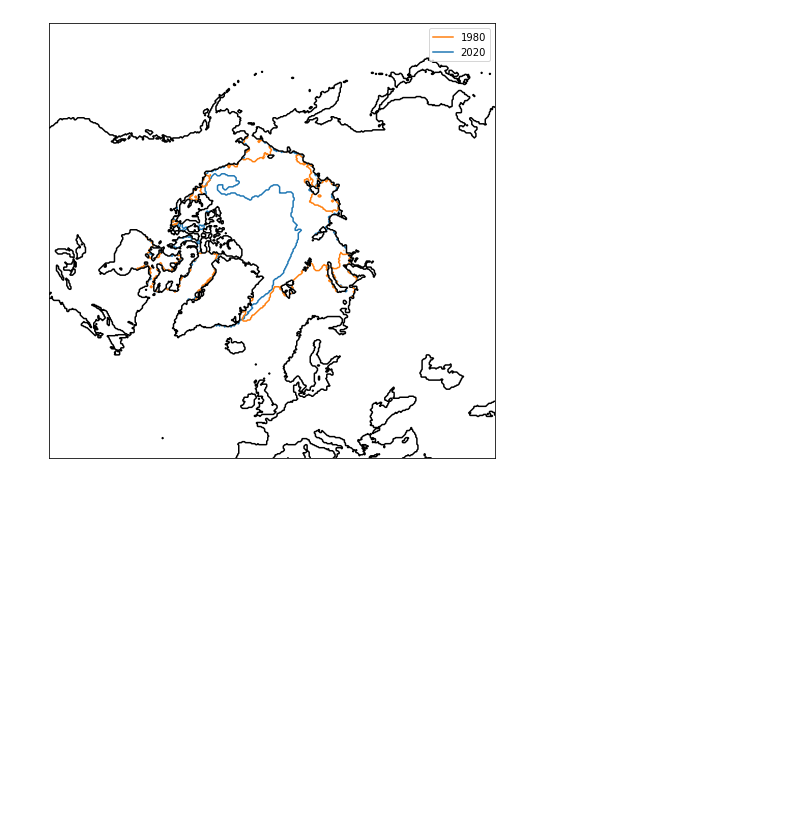
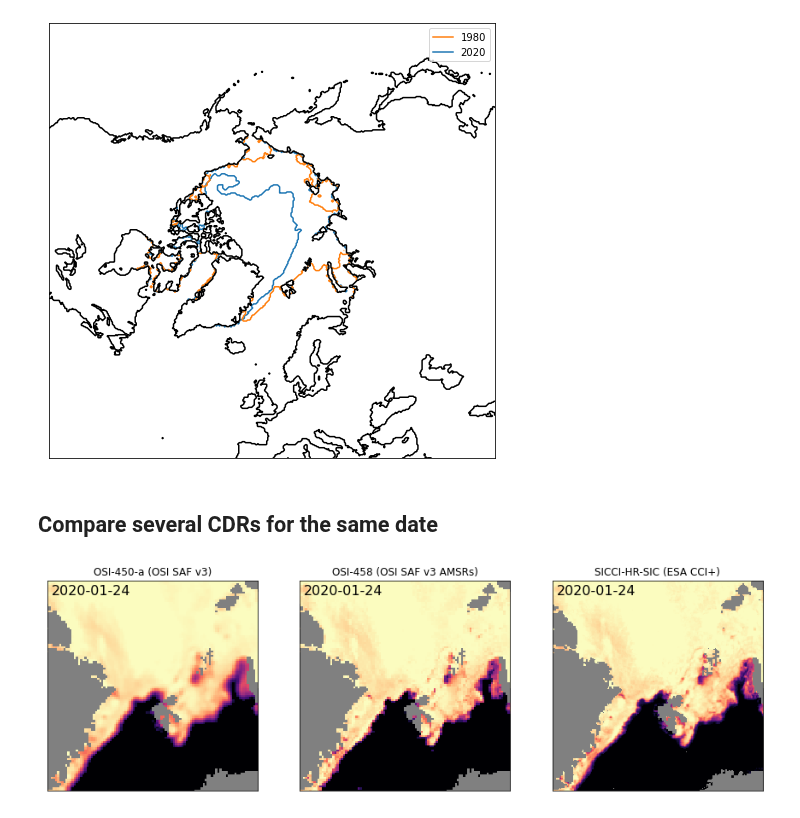
Before and after one commit to TomLav/snippets, a Jupyter notebook: Read OSISAF CCI Sea Ice Concentration CDR.ipynb, the cells around one changed output. Cells and saved outputs as stored; diff of their text form; code cells hidden in the pictures; blank space fills up the shorter version.

Commit message:
Expand with OSI-458 and SICCI-HR-SSMI (beta version at this point)

```diff
--- a/Read OSISAF CCI Sea Ice Concentration CDR.ipynb
+++ b/Read OSISAF CCI Sea Ice Concentration CDR.ipynb
@@ -19,6 +25,10 @@ def get_sic_filename(dt, area, cdr='osisaf-v3'):
         fn = 'ice_conc_{a:}_ease2-250_cdr-v3p0_{d:%Y%m%d}1200.nc'.format(a=area, d=dt)
     elif cdr == 'osisaf-v2':
         fn = 'ice_conc_{a:}_ease2-250_cdr-v2p0_{d:%Y%m%d}1200.nc'.format(a=area, d=dt)
+    elif cdr == 'osisaf-v3-amsr':
+        fn = 'ice_conc_{a:}_ease2-250_cdr-v3p0-amsr_{d:%Y%m%d}1200.nc'.format(a=area, d=dt)
+    elif cdr == 'siccip-v3-beta':
+        fn = 'ESACCI-SEAICE-L4-SICONC-RE_SSMI_12.5kmEASE2-{a:}-{d:%Y%m%d}-fv3.0.nc'.format(a=area.upper(), d=dt)
     else:
         raise ValueError("Do not know about CDR '{}'".format(cdr))
 
@@ -32,11 +42,16 @@ def get_sic_url(dt, area, cdr='osisaf-v3'):
         url = 'https://thredds.met.no/thredds/dodsC/osisaf/met.no/reprocessed/ice/conc_450a_files/{d:%Y/%m}/{f:}'.format(d=dt, f=fn)
     elif cdr == 'osisaf-v2':
         url = 'https://thredds.met.no/thredds/dodsC/osisaf/met.no/reprocessed/ice/conc_v2p0_files/{d:%Y/%m}/{f:}'.format(d=dt, f=fn)
+    elif cdr == 'osisaf-v3-amsr':
+        url = 'https://thredds.met.no/thredds/dodsC/osisaf/met.no/reprocessed/ice/conc_amsr_458_files/{d:%Y/%m}/{f:}'.format(d=dt, f=fn)
+    elif cdr == 'siccip-v3-beta':
+        url = 'https://thredds.met.no/thredds/dodsC/metusers/thomasl/SICv3_CRDP/siccip-v3-draftB/{d:%Y/%m}/{f:}'.format(d=dt, f=fn)
     else:
         raise ValueError("Do not know about CDR '{}'".format(cdr))
 
     return url
 
 print(get_sic_url(dt, area))
+print(get_sic_url(dt, area, cdr='siccip-v3-beta'))
 # %% [output]
 https://thredds.met.no/thredds/dodsC/osisaf/met.no/reprocessed/ice/conc_450a_files/2007/09/ice_conc_nh_ease2-250_cdr-v3p0_200709151200.nc
@@ -128,3 +144,38 @@ ax.set_yticks([])
 plt.show()
 # %% [output]
 [figure]
+# %% [markdown]
+## Compare several CDRs for the same date
+# %%
+area = 'nh'
+dt = date(2020,1,24)
+ds_osi450a  = xr.open_dataset(get_sic_url(dt, area, cdr='osisaf-v3'))
+ds_osi458   = xr.open_dataset(get_sic_url(dt, area, cdr='osisaf-v3-amsr'))
+ds_siccipHR = xr.open_dataset(get_sic_url(dt, area, cdr='siccip-v3-beta'))
+
+
+# plot two panels side-by-side
+fig = plt.figure(figsize=(15,8))
+ax = fig.add_subplot(1,3,1)
+simple_plot(ds_osi450a, ax=ax)
+ax.set_title("OSI-450-a (OSI SAF v3)")
+ax.text(0.02,0.98,dt,va='top',ha='left',transform=ax.transAxes, fontsize=16)
+ax = fig.add_subplot(1,3,2, sharex=ax, sharey=ax)
+simple_plot(ds_osi458, ax=ax)
+ax.set_title("OSI-458 (OSI SAF v3 AMSRs)")
+ax.text(0.02,0.98,dt,va='top',ha='left',transform=ax.transAxes, fontsize=16)
+ax.set_xlim(175,275)
+ax.set_ylim(300,200)
+
+ax = fig.add_subplot(1,3,3,)
+simple_plot(ds_siccipHR, ax=ax)
+ax.set_xlim(2*175,2*275)
+ax.set_ylim(2*300,2*200)
+ax.set_title("SICCI-HR-SIC (ESA CCI+)")
+ax.text(0.02,0.98,dt,va='top',ha='left',transform=ax.transAxes, fontsize=16)
+
+
+plt.savefig('Comparison_SIC.png', bbox_inches='tight', dpi=150)
+plt.show()
+# %% [output]
+[figure, added]
```
Also changed, not shown: parts of 3 cells of this notebook.
